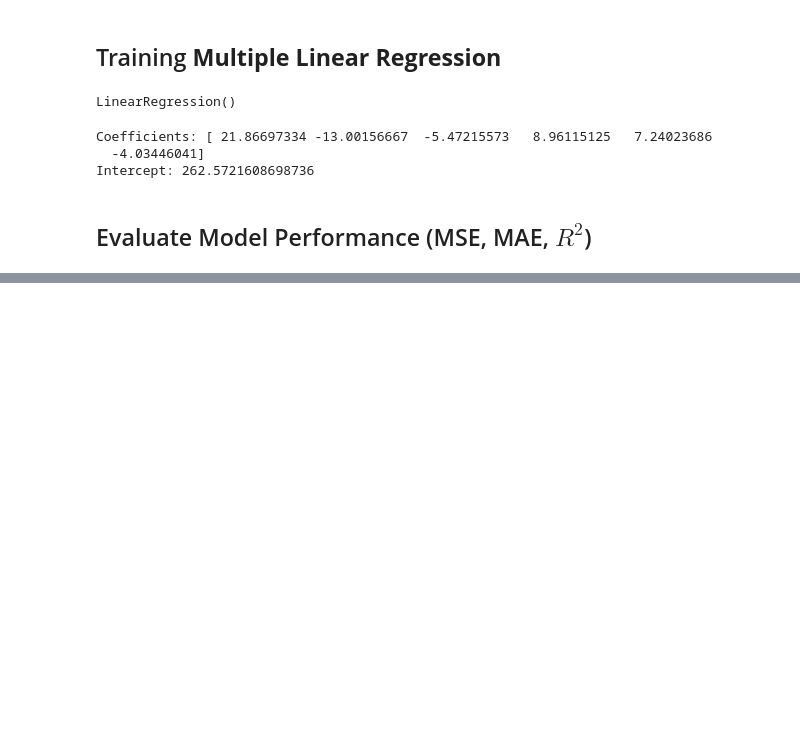
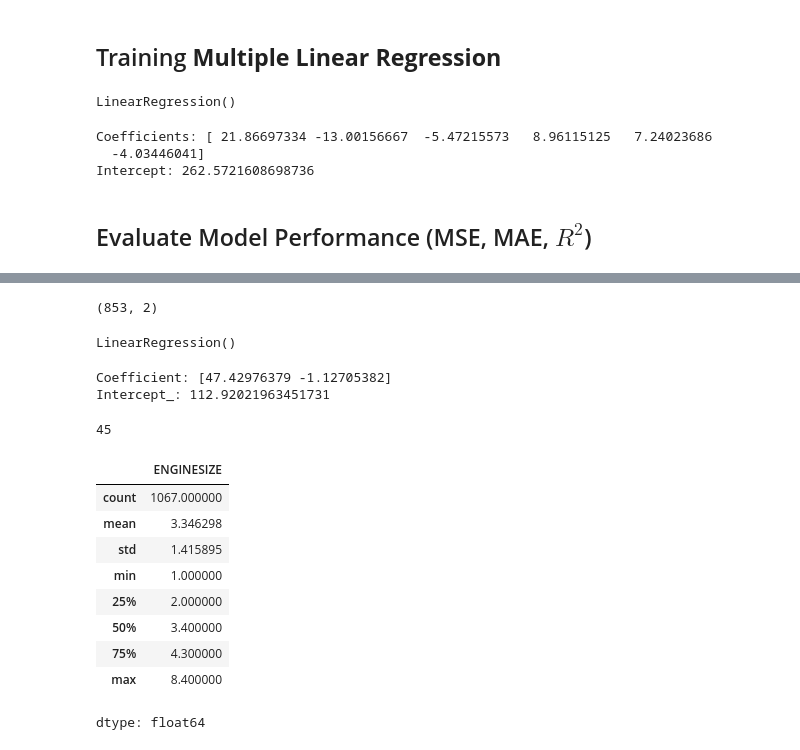
Before and after one commit to python-is-life2022/Fuel-Consumption-Regression-Models, a Jupyter notebook: Fuel_Consumption_Regression_Models.ipynb, the cells around one changed output, grey strips where cells are left out. Drawn from its saved outputs; the diff is of its cells as text; code cells hidden in the pictures; blank space fills up the shorter version.

```diff
--- a/Fuel_Consumption_Regression_Models.ipynb
+++ b/Fuel_Consumption_Regression_Models.ipynb
@@ -254,0 +364,4 @@ R2: 90.34%
+# %%
+X_train_poly.shape
+# %% [output]
+(853, 2)
@@ -254,0 +370,26 @@ R2: 90.34%
+# %%
+poly_regr.fit(X_train_poly, y_train_linear)
+# %% [output]
+LinearRegression()
+# %%
+print(f'Coefficient: {poly_regr.coef_}\nIntercept_: {poly_regr.intercept_}\n')
+# %% [output]
+Coefficient: [47.42976379 -1.12705382]
+Intercept_: 112.92021963451731
+# %%
+len(co2['ENGINESIZE'].unique())
+# %% [output]
+45
+# %%
+co2['ENGINESIZE'].describe()
+# %% [output]
+|  | ENGINESIZE |
+| count | 1067.000000 |
+| mean | 3.346298 |
+| std | 1.415895 |
+| min | 1.000000 |
+| 25% | 2.000000 |
+| 50% | 3.400000 |
+| 75% | 4.300000 |
+| max | 8.400000 |
+dtype: float64
```
Also changed, not shown: parts of 38 cells of this notebook.
